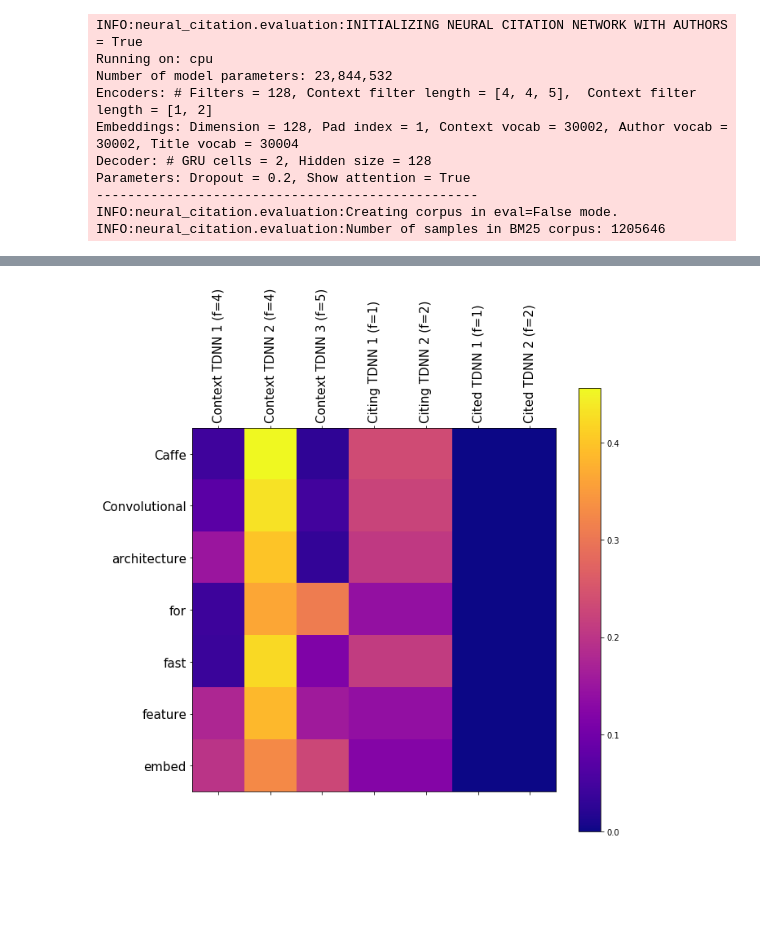
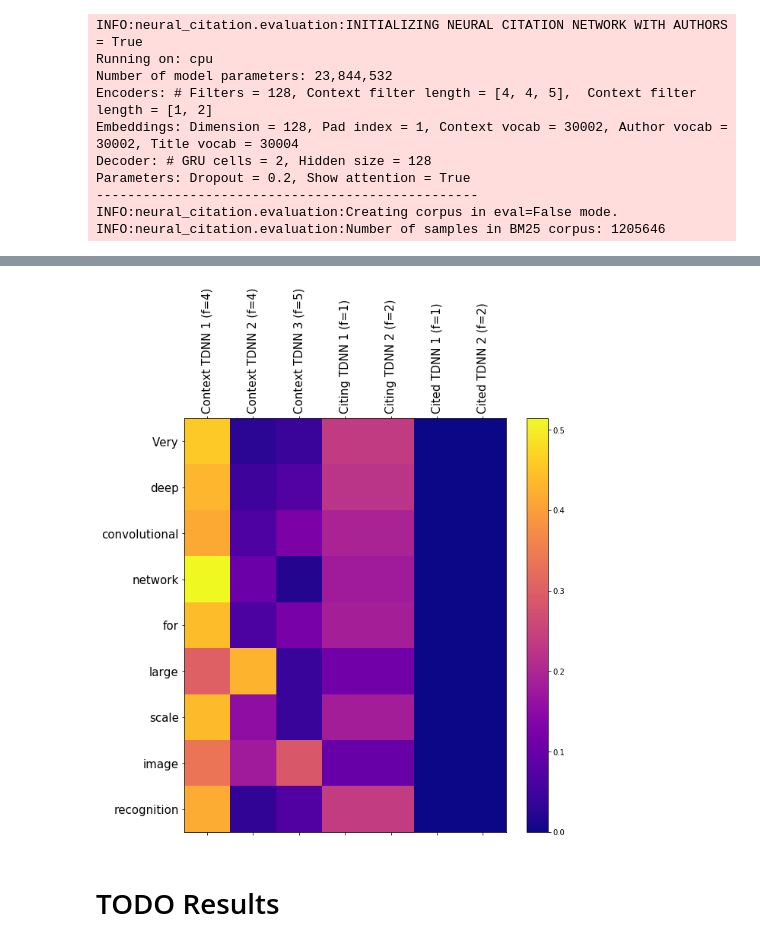
Before and after one commit to timoklein/neural_citation, a Jupyter notebook: NCN_presentation.ipynb, the cells around one changed output, grey strips where cells are left out. Cells and saved outputs as stored; diff of their text form; code cells hidden in the pictures; blank space fills up the shorter version.

```diff
--- a/NCN_presentation.ipynb
+++ b/NCN_presentation.ipynb
@@ -182,11 +181,13 @@ Citation rank 4|         Visualizing and understanding convolutional   networks
 # %% [markdown]
 # ![attention_icon](assets/Attention_icon.png) But what about attention?
 # %%
-rec = 2
+rec = 0
 seq = data.cntxt.tokenize(recomms[rec])
 display_attention(seq, a[1:len(seq)+1, rec, :])
 # %% [output]
-[figure, old version]
+[figure, new version]
+# %% [markdown]
+# TODO Results
 # %% [markdown]
 # ![docs_icon](assets/Docs_icon.png) Documentation
 ![Docs](assets/Documentation.png)
```
Also changed, not shown: parts of 7 cells of this notebook, 1 other file.
